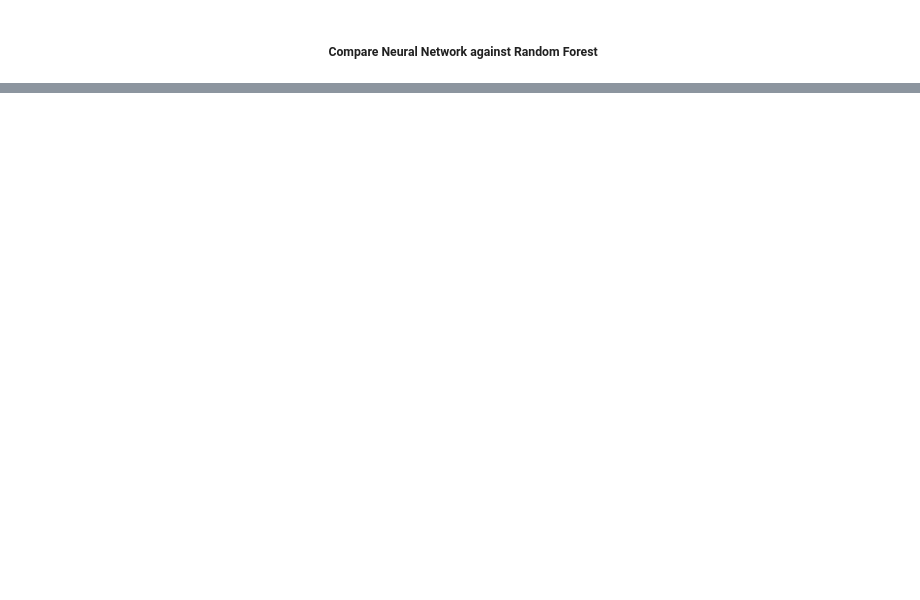
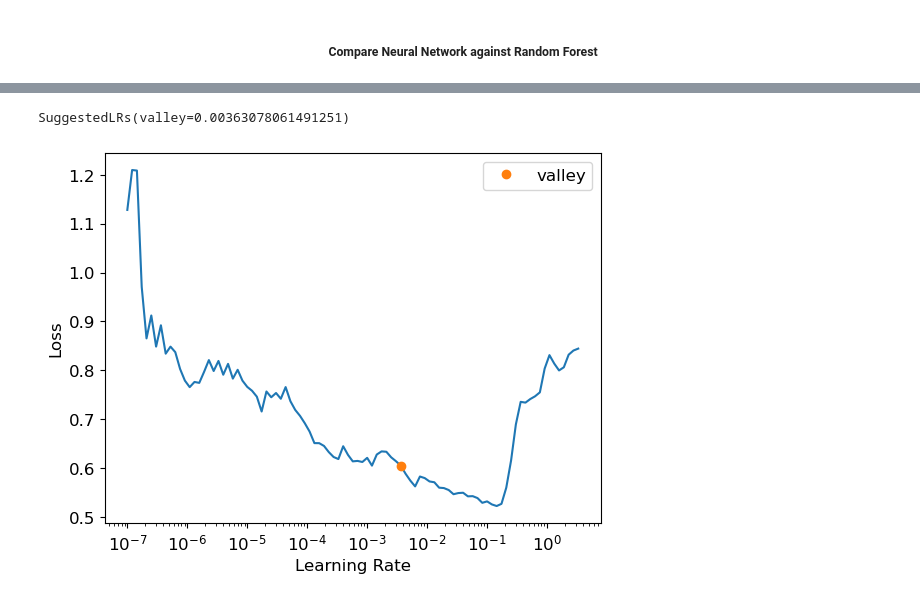
Before and after one commit to ZackLoken/Savanna-Institute-Image-Analysis, a Jupyter notebook: Hazelnut_Biomass/Predicting_Hazelnut_Biomass_from_ImageDerived_CanopyMetrics.ipynb, the cells around one changed output, grey strips where cells are left out. Drawn from its saved outputs; the diff is of its cells as text; code cells hidden in the pictures; blank space fills up the shorter version.

```diff
--- a/Hazelnut_Biomass/Predicting_Hazelnut_Biomass_from_ImageDerived_CanopyMetrics.ipynb
+++ b/Hazelnut_Biomass/Predicting_Hazelnut_Biomass_from_ImageDerived_CanopyMetrics.ipynb
@@ -236,2 +260,12 @@ waterfallcharts.waterfall(valid_xs_final.columns, contributions[0], threshold=0.
 # %% [markdown]
 ##### <center>Compare Neural Network against Random Forest</center>
+# %%
+df_nn = df.copy()
+df_nn_test = df_test.copy()
+# %%
+cont_nn, cat_nn = cont_cat_split(df_nn, max_card = 9000, dep_var = dependent_variable)
+procs_nn = [Categorify, FillMissing, Normalize]
+to_nn = TabularPandas(df_nn, procs_nn, cat_nn, cont_nn, y_names=dependent_variable, splits = splits)
+# %%
+# set up dataloaders for neural network
+dls = to_nn.dataloaders(2)
@@ -237,0 +277,4 @@ waterfallcharts.waterfall(valid_xs_final.columns, contributions[0], threshold=0.
+# %%
+learn = tabular_learner(dls, y_range=(1, 4), layers=[500,250], n_out=1, loss_func=F.mse_loss)
+learn.lr_find()
+# %% [output]
@@ -237,0 +282,2 @@ waterfallcharts.waterfall(valid_xs_final.columns, contributions[0], threshold=0.
+SuggestedLRs(valley=0.00363078061491251)
+[figure, added]
```
Also changed, not shown: parts of 19 cells of this notebook.
